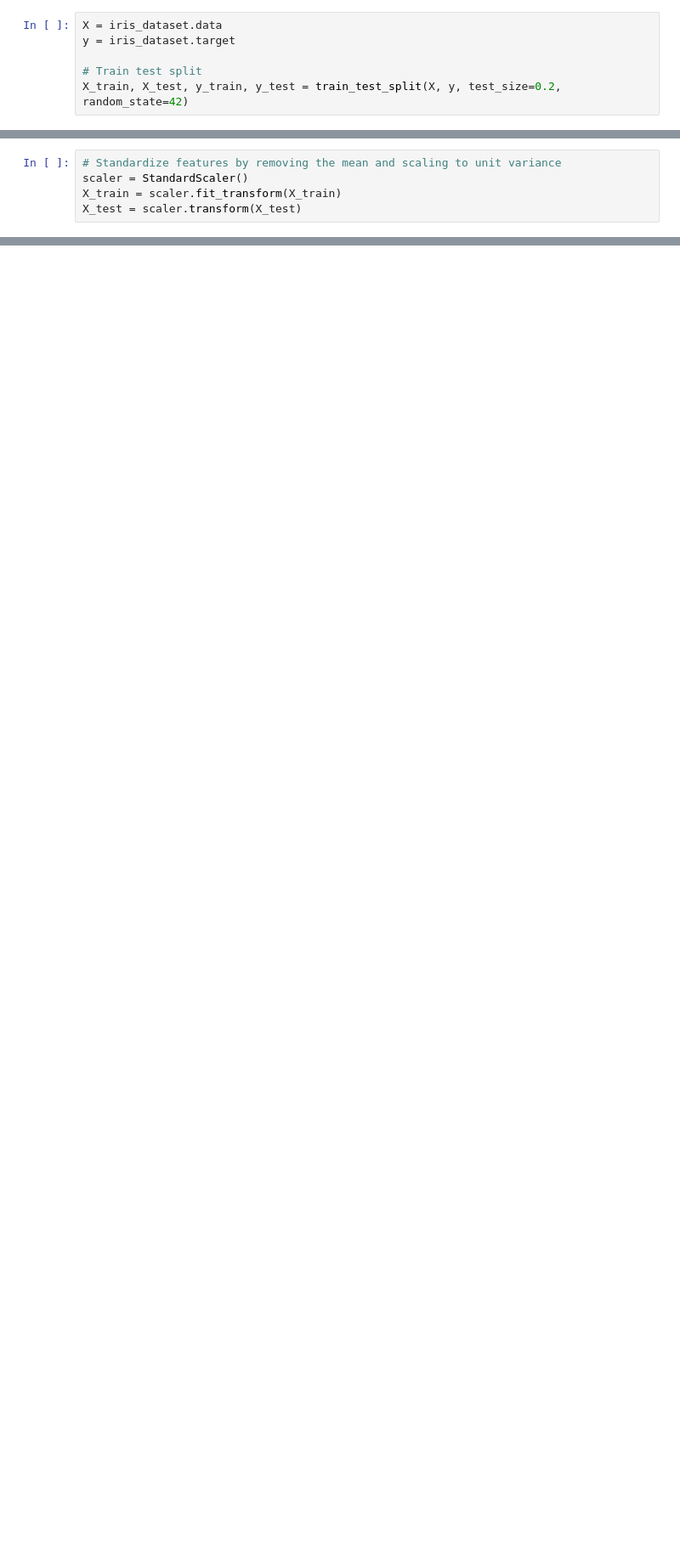
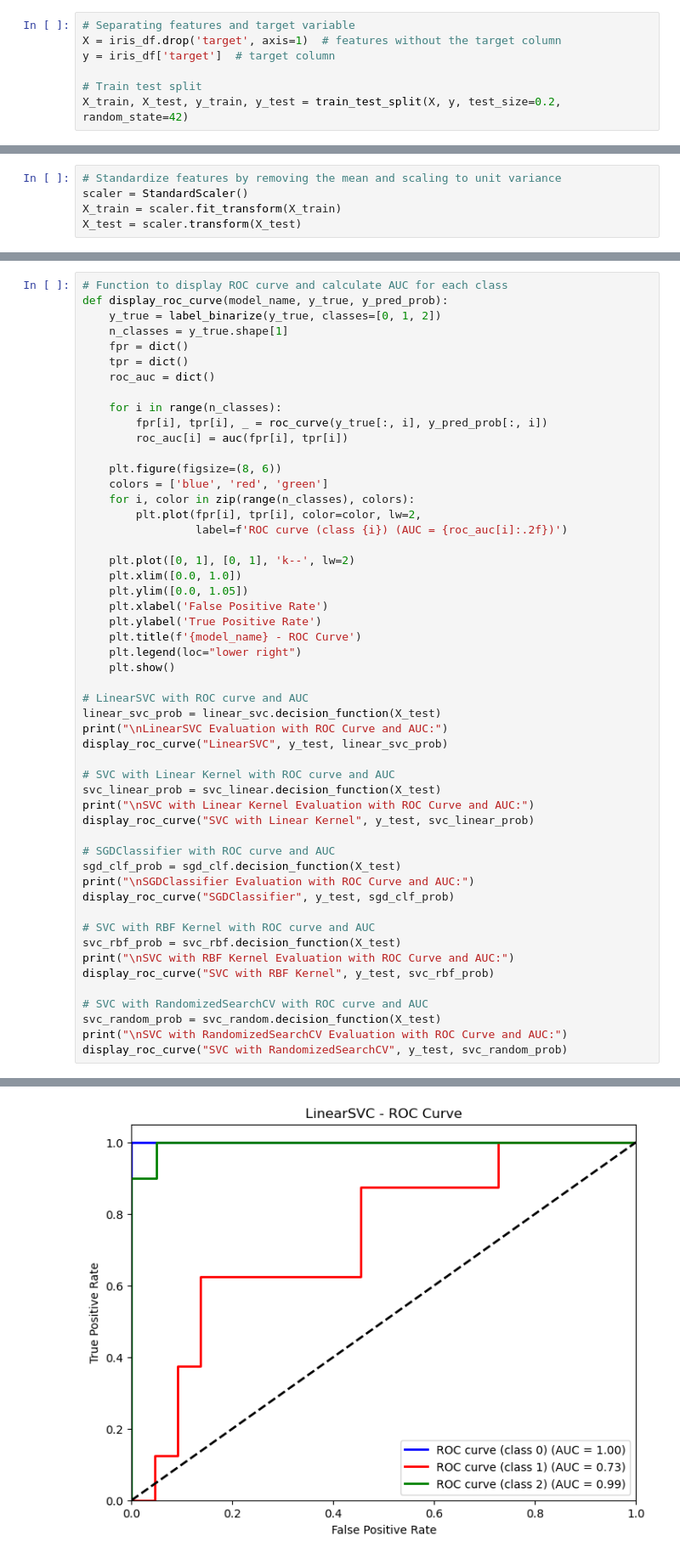
Before and after one commit to AnnaJazayeri/SVM---Regularization-and-Hyperparameter, a Jupyter notebook: SVM Support Vector Mchine - IRIS dataset.ipynb, the cells around one changed output, grey strips where cells are left out. Shown at 85% size. Saved outputs shown, nothing was run; the diff lists cells and outputs as text; blank space fills up the shorter version.

```diff
--- a/SVM Support Vector Mchine - IRIS dataset.ipynb
+++ b/SVM Support Vector Mchine - IRIS dataset.ipynb
@@ -100,6 +180,7 @@ plt.show()
 # %%
-X = iris_dataset.data
-y = iris_dataset.target
+# Separating features and target variable
+X = iris_df.drop('target', axis=1)  # features without the target column
+y = iris_df['target']  # target column
 
 # Train test split
 X_train, X_test, y_train, y_test = train_test_split(X, y, test_size=0.2, random_state=42)
@@ -334,0 +437,53 @@ The above code and steps provide a framework to start experimenting with differe
+# %%
+# Function to display ROC curve and calculate AUC for each class
+def display_roc_curve(model_name, y_true, y_pred_prob):
+    y_true = label_binarize(y_true, classes=[0, 1, 2])
+    n_classes = y_true.shape[1]
+    fpr = dict()
+    tpr = dict()
+    roc_auc = dict()
+
+    for i in range(n_classes):
+        fpr[i], tpr[i], _ = roc_curve(y_true[:, i], y_pred_prob[:, i])
+        roc_auc[i] = auc(fpr[i], tpr[i])
+
+    plt.figure(figsize=(8, 6))
+    colors = ['blue', 'red', 'green']
+    for i, color in zip(range(n_classes), colors):
+        plt.plot(fpr[i], tpr[i], color=color, lw=2,
+                 label=f'ROC curve (class {i}) (AUC = {roc_auc[i]:.2f})')
+
+    plt.plot([0, 1], [0, 1], 'k--', lw=2)
+    plt.xlim([0.0, 1.0])
+    plt.ylim([0.0, 1.05])
+    plt.xlabel('False Positive Rate')
+    plt.ylabel('True Positive Rate')
+    plt.title(f'{model_name} - ROC Curve')
+    plt.legend(loc="lower right")
+    plt.show()
+
+# LinearSVC with ROC curve and AUC
+linear_svc_prob = linear_svc.decision_function(X_test)
+print("\nLinearSVC Evaluation with ROC Curve and AUC:")
+display_roc_curve("LinearSVC", y_test, linear_svc_prob)
+
+# SVC with Linear Kernel with ROC curve and AUC
+svc_linear_prob = svc_linear.decision_function(X_test)
+print("\nSVC with Linear Kernel Evaluation with ROC Curve and AUC:")
+display_roc_curve("SVC with Linear Kernel", y_test, svc_linear_prob)
+
+# SGDClassifier with ROC curve and AUC
+sgd_clf_prob = sgd_clf.decision_function(X_test)
+print("\nSGDClassifier Evaluation with ROC Curve and AUC:")
+display_roc_curve("SGDClassifier", y_test, sgd_clf_prob)
+
+# SVC with RBF Kernel with ROC curve and AUC
+svc_rbf_prob = svc_rbf.decision_function(X_test)
+print("\nSVC with RBF Kernel Evaluation with ROC Curve and AUC:")
+display_roc_curve("SVC with RBF Kernel", y_test, svc_rbf_prob)
+
+# SVC with RandomizedSearchCV with ROC curve and AUC
+svc_random_prob = svc_random.decision_function(X_test)
+print("\nSVC with RandomizedSearchCV Evaluation with ROC Curve and AUC:")
+display_roc_curve("SVC with RandomizedSearchCV", y_test, svc_random_prob)
+# %% [output]
@@ -334,0 +491 @@ The above code and steps provide a framework to start experimenting with differe
+[figure, added]
```
Also changed, not shown: parts of 37 cells of this notebook.
